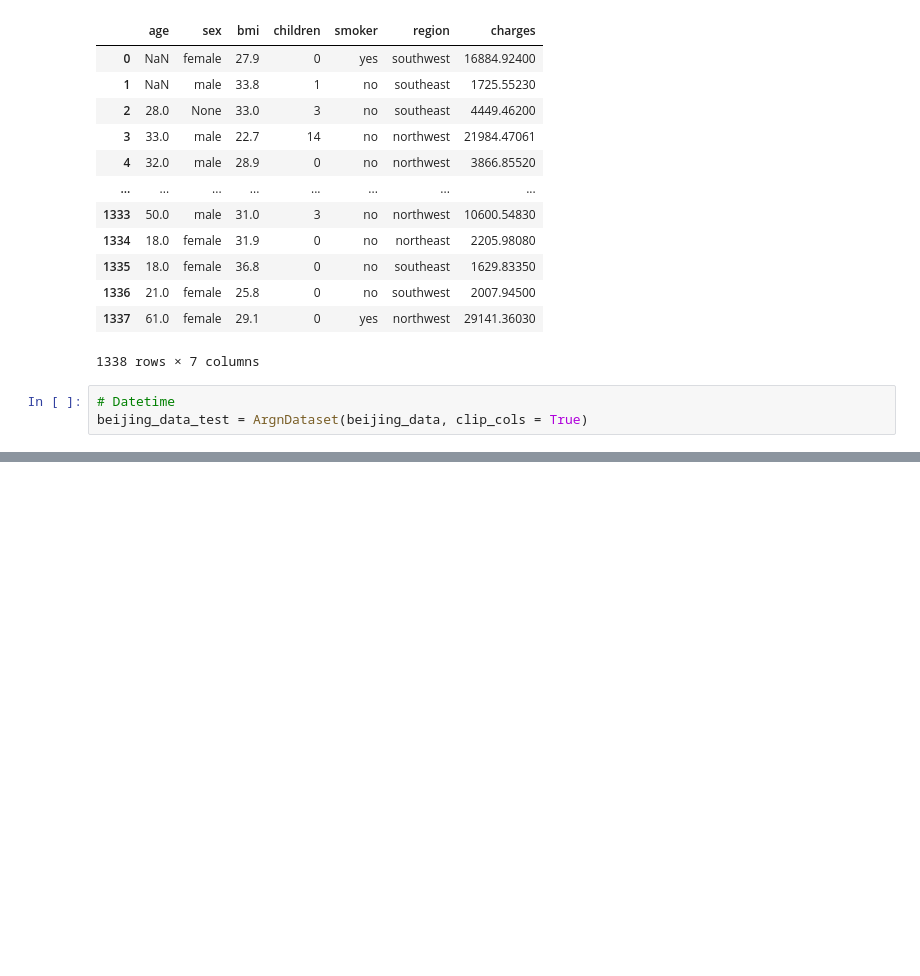
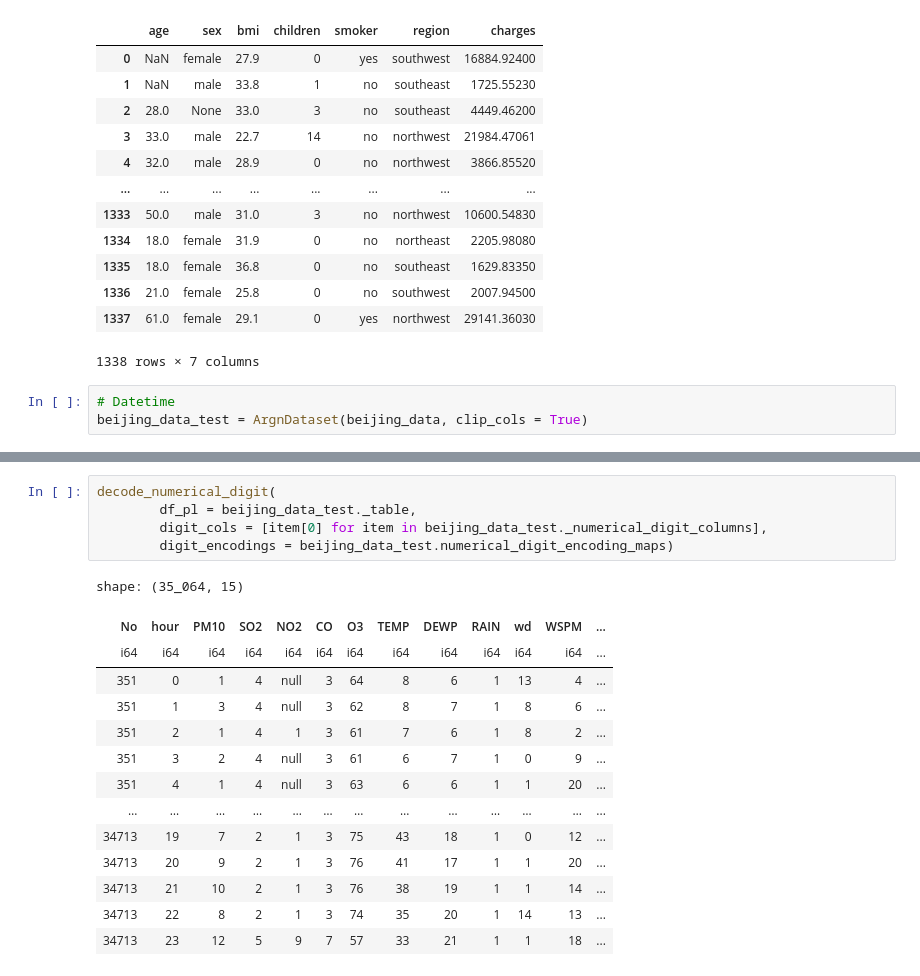
Before and after one commit to rzambrano1/tabular_nn, a Jupyter notebook: notebooks/tabular_argn.ipynb, the cells around one changed output, grey strips where cells are left out. Saved outputs shown, nothing was run; the diff lists cells and outputs as text; blank space fills up the shorter version.

```diff
--- a/notebooks/tabular_argn.ipynb
+++ b/notebooks/tabular_argn.ipynb
@@ -1372,0 +1392,20 @@ beijing_data_test = ArgnDataset(beijing_data, clip_cols = True)
+# %%
+decode_numerical_digit(
+        df_pl = beijing_data_test._table,
+        digit_cols = [item[0] for item in beijing_data_test._numerical_digit_columns],
+        digit_encodings = beijing_data_test.numerical_digit_encoding_maps)
+# %% [output]
+shape: (35_064, 15)
+| No | hour | PM10 | SO2 | NO2 | CO | O3 | TEMP | DEWP | RAIN | wd | WSPM | ... |
+| i64 | i64 | i64 | i64 | i64 | i64 | i64 | i64 | i64 | i64 | i64 | i64 | ... |
+| 351 | 0 | 1 | 4 | null | 3 | 64 | 8 | 6 | 1 | 13 | 4 | ... |
+| 351 | 1 | 3 | 4 | null | 3 | 62 | 8 | 7 | 1 | 8 | 6 | ... |
+| 351 | 2 | 1 | 4 | 1 | 3 | 61 | 7 | 6 | 1 | 8 | 2 | ... |
+| 351 | 3 | 2 | 4 | null | 3 | 61 | 6 | 7 | 1 | 0 | 9 | ... |
+| 351 | 4 | 1 | 4 | null | 3 | 63 | 6 | 6 | 1 | 1 | 20 | ... |
+| … | … | … | … | … | … | … | … | … | … | … | … | ... |
+| 34713 | 19 | 7 | 2 | 1 | 3 | 75 | 43 | 18 | 1 | 0 | 12 | ... |
+| 34713 | 20 | 9 | 2 | 1 | 3 | 76 | 41 | 17 | 1 | 1 | 20 | ... |
+| 34713 | 21 | 10 | 2 | 1 | 3 | 76 | 38 | 19 | 1 | 1 | 14 | ... |
+| 34713 | 22 | 8 | 2 | 1 | 3 | 74 | 35 | 20 | 1 | 14 | 13 | ... |
+| 34713 | 23 | 12 | 5 | 9 | 7 | 57 | 33 | 21 | 1 | 1 | 18 | ... |
```
Also changed, not shown: parts of 16 cells of this notebook, 1 other file.
